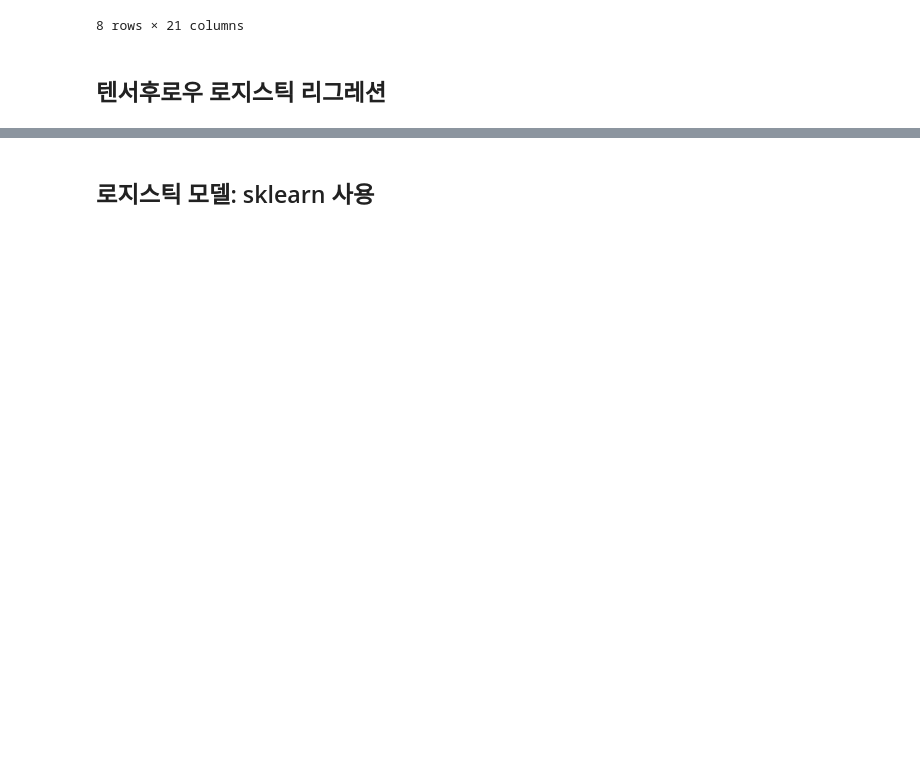
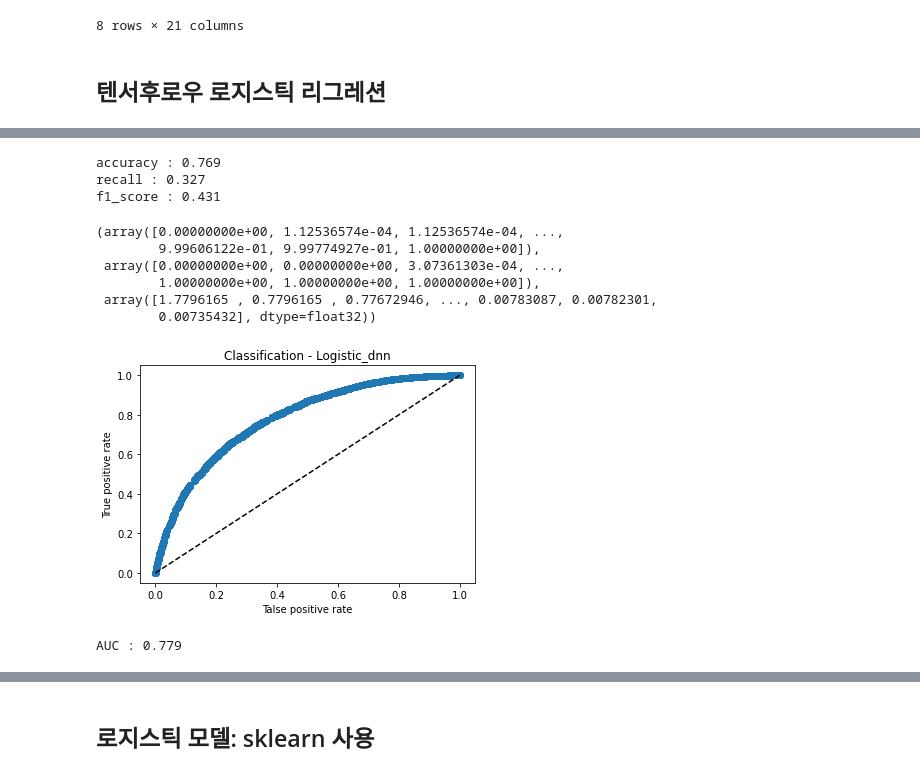
Before and after one commit to orezmis/COVID19, a Jupyter notebook: COVID19_LR_common.ipynb, the cells around one changed output, grey strips where cells are left out. Drawn from its saved outputs; the diff is of its cells as text; code cells hidden in the pictures; blank space fills up the shorter version.

```diff
--- a/COVID19_LR_common.ipynb
+++ b/COVID19_LR_common.ipynb
@@ -124,0 +167,33 @@ plt.show()
+# %%
+print('accuracy : %.3f' % accuracy_score(y_true = target_test, y_pred=Y_pred))
+print('recall : %.3f' % recall_score(y_true = target_test, y_pred=Y_pred))
+print('f1_score : %.3f' % f1_score(y_true = target_test, y_pred=Y_pred))
+# %% [output]
+accuracy : 0.769
+recall : 0.327
+f1_score : 0.431
+# %%
+f_value = model.predict_proba(x_test)
+# %%
+fpr, tpr, thresholds = roc_curve(target_test, f_value[:,0])
+fpr, tpr, thresholds
+# %% [output]
+(array([0.00000000e+00, 1.12536574e-04, 1.12536574e-04, ...,
+        9.99606122e-01, 9.99774927e-01, 1.00000000e+00]),
+ array([0.00000000e+00, 0.00000000e+00, 3.07361303e-04, ...,
+        1.00000000e+00, 1.00000000e+00, 1.00000000e+00]),
+ array([1.7796165 , 0.7796165 , 0.77672946, ..., 0.00783087, 0.00782301,
+        0.00735432], dtype=float32))
+# %%
+plt.plot(fpr, tpr, 'o-', label="Logistic Regression (AUC=%0.3f)")
+plt.plot([0, 1], [0, 1], 'k--', label="random guess")
+plt.xlabel('Talse positive rate')
+plt.ylabel('True positive rate')
+plt.title('Classification - Logistic_dnn')
+plt.show()
+# %% [output]
+[figure, added]
+# %%
+print('AUC : %.3f' % auc(fpr, tpr))
+# %% [output]
+AUC : 0.779
```
Also changed, not shown: parts of 42 cells of this notebook.
